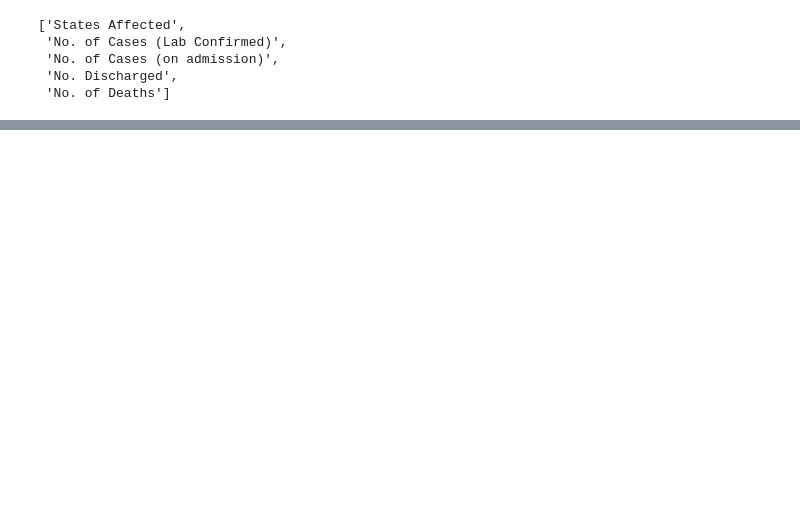
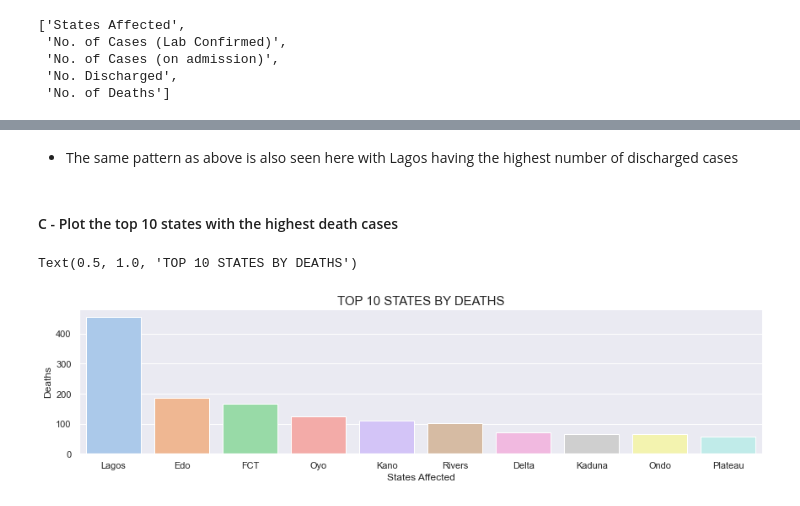
Before and after one commit to Pinerealm/Nigeria-COVID-19-Data-Analysis-Using-Python, a Jupyter notebook: covidproject.ipynb, the cells around one changed output, grey strips where cells are left out. Drawn from its saved outputs; the diff is of its cells as text; code cells hidden in the pictures; blank space fills up the shorter version.

```diff
--- a/covidproject.ipynb
+++ b/covidproject.ipynb
@@ -750,0 +341,11 @@ gdp_g.axhline(15890000.00) # value of Q2 2020
+# %% [markdown]
+* The same pattern as above is also seen here with Lagos having the highest number of discharged cases
+# %% [markdown]
+#### C - Plot the top 10 states with the highest death cases
+# %%
+sns.catplot(x="States Affected", y="Deaths", kind='bar', aspect=4, height=3, palette='pastel',
+                  data=covid_data_states.nlargest(10, 'Deaths'))
+plt.title('TOP 10 STATES BY DEATHS', fontsize=15)
+# %% [output]
+Text(0.5, 1.0, 'TOP 10 STATES BY DEATHS')
+[figure, added]
```
Also changed, not shown: parts of 151 cells of this notebook, 5 other files.
